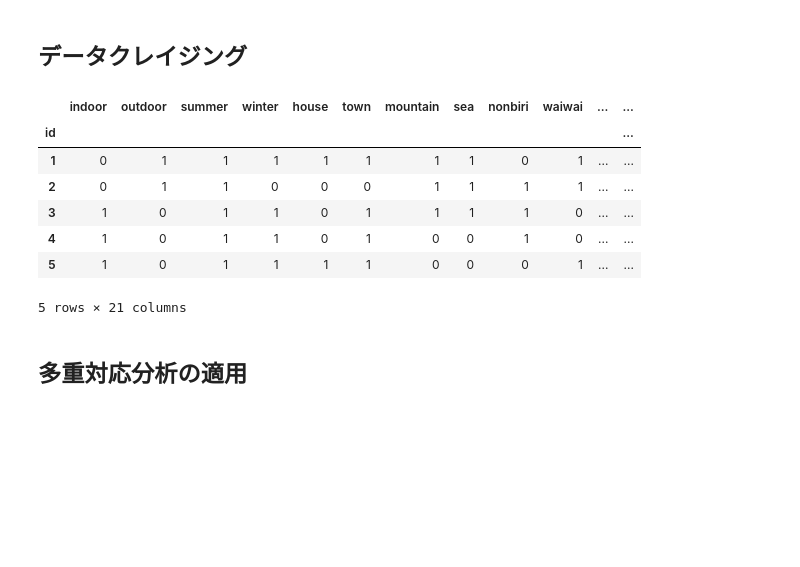
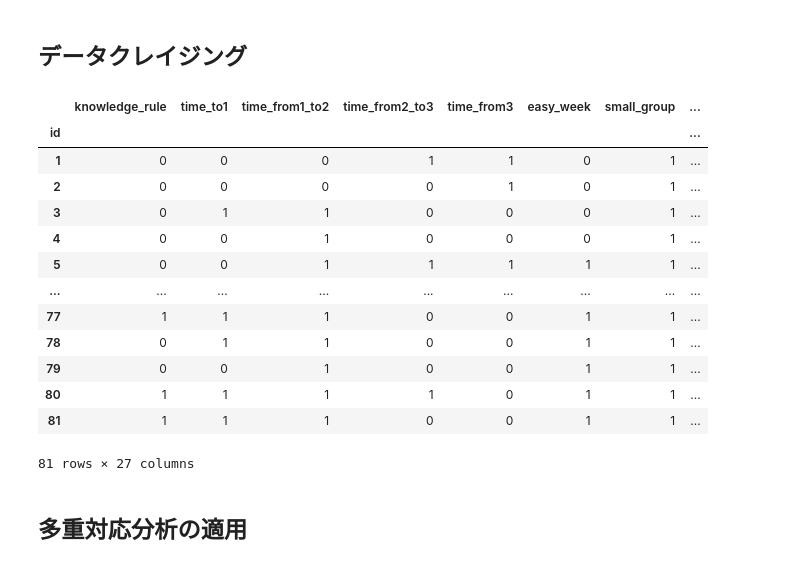
Before and after one commit to flock-geekten/recommendation-models, a Jupyter notebook: workspace/fun_reco.ipynb, the cells around one changed output. Drawn from its saved outputs; the diff is of its cells as text; code cells hidden in the pictures; blank space fills up the shorter version.

```diff
--- a/workspace/fun_reco.ipynb
+++ b/workspace/fun_reco.ipynb
@@ -35,6 +42,5 @@ playlist.head()
 # %%
-playlist.index = playlist["遊び"]
-playlist = playlist.iloc[:,2:]
-playlist = playlist.drop('最低必要人数(わかんない場合は0)', axis=1)
-playlist.head(3)
+playlist.index = playlist["name"]
+playlist = playlist.drop(["name"], axis=1)
+playlist
 # %% [output]
@@ -47,3 +61,12 @@ playlist.head(3)
+# %%
+for i, val in enumerate(playlist.values):
+    for j, val2 in enumerate(playlist.values[i+1:]):
+        if (val == val2).all() :
+            print(val)
+            print(val2)
+            print(playlist.index[i])
+            print(playlist.index[i+j+1])
+            print("-----------------")
 # %% [markdown]
 # 多重対応分析の適用
 # %% [markdown]
@@ -53,2 +79,5 @@ json = [{"id":1,"name":"バーベキュー","indoor":0,"outdoor":1,"summer":1,"w
+# %%
+json = playlist.to_json(orient='records')
+json = json.replace('\"', '\'')
 # %%
-json[0].keys()
+json = eval(json)
@@ -87,15 +114,22 @@ df_json
 ## データクレイジング
 # %%
 df_json.columns = df_json.loc['id'] # カラム名を遊びIDに変更
-df_json.drop(['created_at','updated_at','name','id'], inplace=True) # いらん情報を削除
+#df_json.drop(['created_at','updated_at','name','id'], inplace=True) # いらん情報を削除
+df_json.drop(['id'], inplace=True)
 df_json = df_json.T # 転置
-df_json.head()
+df_json
 # %% [output]
-|  | indoor | outdoor | summer | winter | house | town | mountain | sea | nonbiri | waiwai | ... | ... |
-| id |  |  |  |  |  |  |  |  |  |  |  | ... |
-| 1 | 0 | 1 | 1 | 1 | 1 | 1 | 1 | 1 | 0 | 1 | ... | ... |
-| 2 | 0 | 1 | 1 | 0 | 0 | 0 | 1 | 1 | 1 | 1 | ... | ... |
-| 3 | 1 | 0 | 1 | 1 | 0 | 1 | 1 | 1 | 1 | 0 | ... | ... |
-| 4 | 1 | 0 | 1 | 1 | 0 | 1 | 0 | 0 | 1 | 0 | ... | ... |
-| 5 | 1 | 0 | 1 | 1 | 1 | 1 | 0 | 0 | 0 | 1 | ... | ... |
+|  | knowledge_rule | time_to1 | time_from1_to2 | time_from2_to3 | time_from3 | easy_week | small_group | ... |
+| id |  |  |  |  |  |  |  | ... |
+| 1 | 0 | 0 | 0 | 1 | 1 | 0 | 1 | ... |
+| 2 | 0 | 0 | 0 | 0 | 1 | 0 | 1 | ... |
+| 3 | 0 | 1 | 1 | 0 | 0 | 0 | 1 | ... |
+| 4 | 0 | 0 | 1 | 0 | 0 | 0 | 1 | ... |
+| 5 | 0 | 0 | 1 | 1 | 1 | 1 | 1 | ... |
+| ... | ... | ... | ... | ... | ... | ... | ... | ... |
+| 77 | 1 | 1 | 1 | 0 | 0 | 1 | 1 | ... |
+| 78 | 0 | 1 | 1 | 0 | 0 | 1 | 1 | ... |
+| 79 | 0 | 0 | 1 | 0 | 0 | 1 | 1 | ... |
+| 80 | 1 | 1 | 1 | 1 | 0 | 1 | 1 | ... |
+| 81 | 1 | 1 | 1 | 0 | 0 | 1 | 1 | ... |
-5 rows × 21 columns
+81 rows × 27 columns
```
Also changed, not shown: parts of 26 cells of this notebook, 2 other files.
